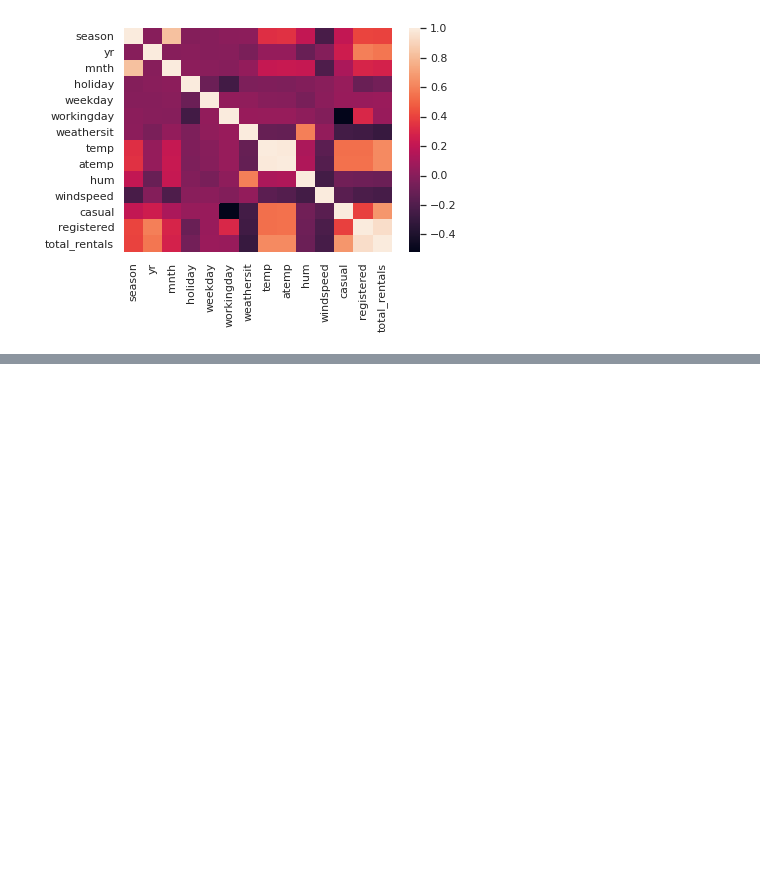
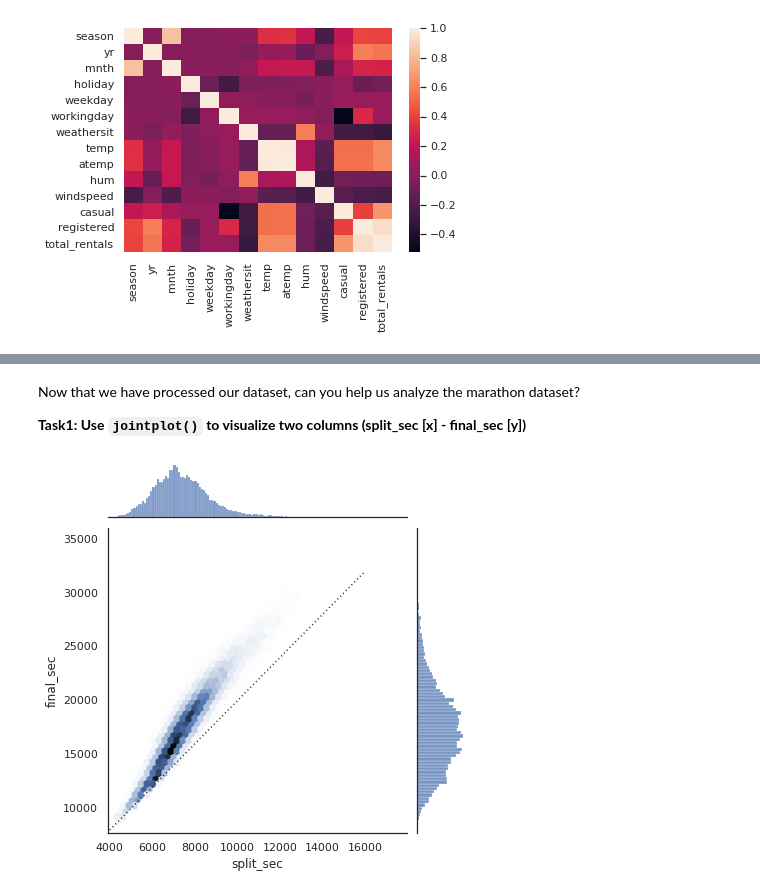
Before and after one commit to tbeucler/2022_Intro_Python, a Jupyter notebook: Week4_2_Seaborn.ipynb, the cells around one changed output, grey strips where cells are left out. Cells and saved outputs as stored; diff of their text form; code cells hidden in the pictures; blank space fills up the shorter version.

```diff
--- a/Week4_2_Seaborn.ipynb
+++ b/Week4_2_Seaborn.ipynb
@@ -274,0 +290,9 @@ sns.heatmap(df.corr())
+# %%
+import datetime
+def convert_time(s):
+    h, m, s = map(int, s.split(':'))
+    return datetime.timedelta(hours=h, minutes=m, seconds=s)
+
+data = pd.read_csv('marathon-data.csv',
+                   converters={'split':convert_time, 'final':convert_time})
+data.head()
@@ -274,0 +306,5 @@ sns.heatmap(df.corr())
+# %%
+# That looks much better. For the purpose of our Seaborn plotting utilities, let's next add columns that give the times in seconds:
+data['split_sec'] = data['split'].astype(int) / 1E9
+data['final_sec'] = data['final'].astype(int) / 1E9
+data.head()
@@ -274,0 +318,4 @@ sns.heatmap(df.corr())
+# %% [markdown]
+Now that we have processed our dataset, can you help us analyze the marathon dataset?
+
+**Task1: Use `jointplot()` to visualize two columns (split_sec [x] - final_sec [y])**
@@ -274,0 +324,8 @@ sns.heatmap(df.corr())
+# %%
+#@title Answer
+with sns.axes_style('white'):
+    g = sns.jointplot("split_sec", "final_sec", data, kind='hex')
+    g.ax_joint.plot(np.linspace(4000, 16000),
+                    np.linspace(8000, 32000), ':k')
+# %% [output]
+[figure, added]
```
Also changed, not shown: parts of 18 cells of this notebook.
